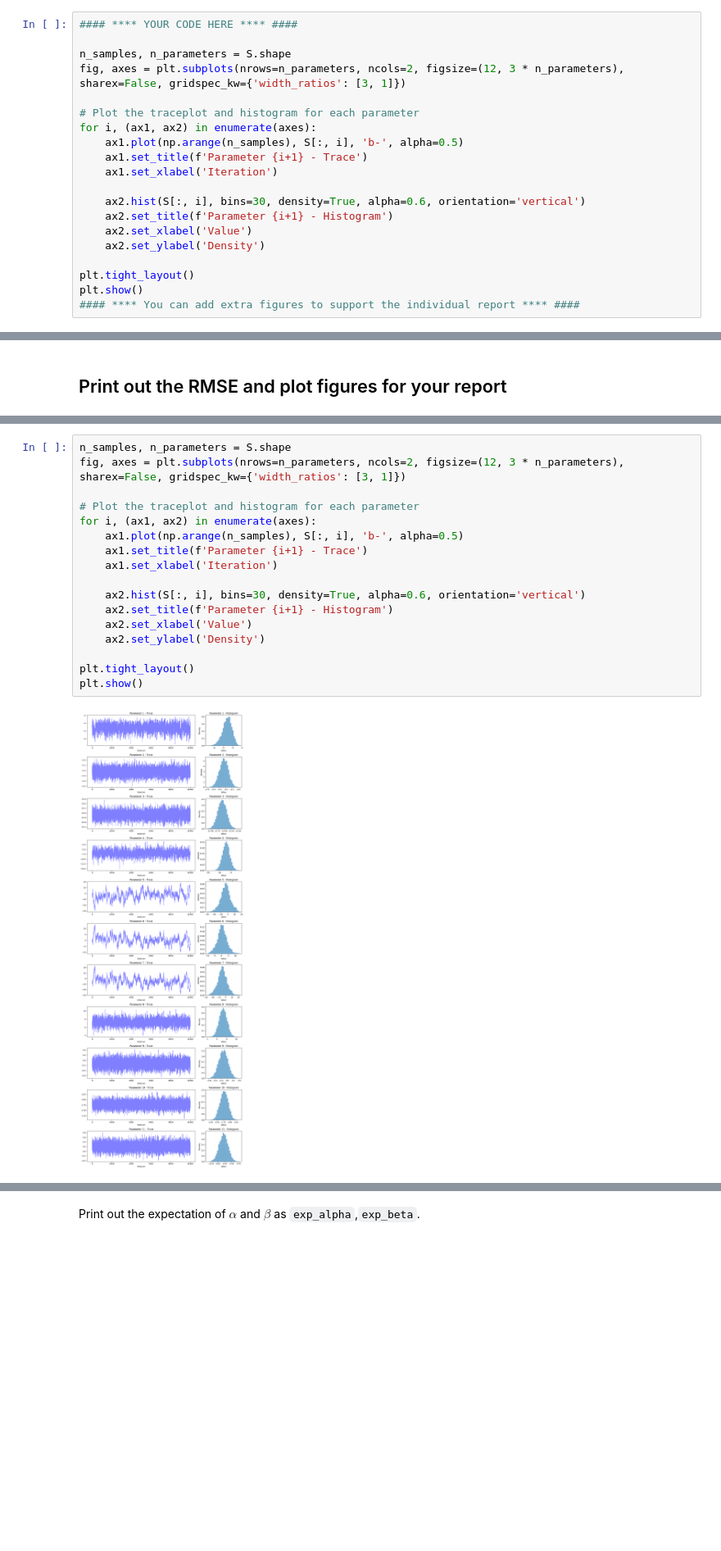
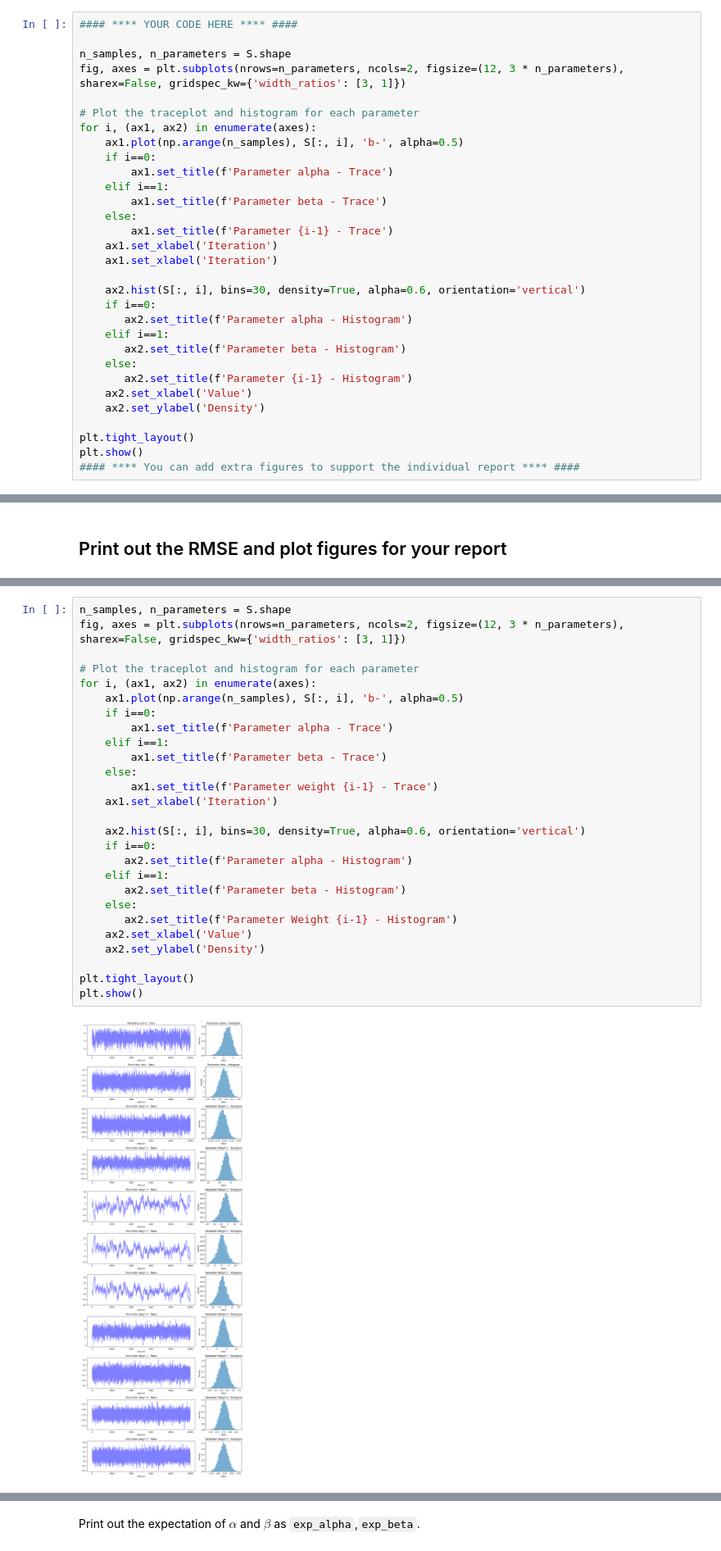
Before and after one commit to rwitobaansheikh/Bayesian_Final_project, a Jupyter notebook: CM50268 BML Final Project 2024/CM50268 BML_Final_Project.ipynb, the cells around one changed output, grey strips where cells are left out. Shown at 82% size. Cells and saved outputs as stored; diff of their text form; blank space fills up the shorter version.

```diff
--- a/CM50268 BML Final Project 2024/CM50268 BML_Final_Project.ipynb
+++ b/CM50268 BML Final Project 2024/CM50268 BML_Final_Project.ipynb
@@ -373,11 +398,22 @@ fig, axes = plt.subplots(nrows=n_parameters, ncols=2, figsize=(12, 3 * n_paramet
 # Plot the traceplot and histogram for each parameter
 for i, (ax1, ax2) in enumerate(axes):
     ax1.plot(np.arange(n_samples), S[:, i], 'b-', alpha=0.5)
-    ax1.set_title(f'Parameter {i+1} - Trace')
+    if i==0:
+        ax1.set_title(f'Parameter alpha - Trace')
+    elif i==1:
+        ax1.set_title(f'Parameter beta - Trace')
+    else:
+        ax1.set_title(f'Parameter {i-1} - Trace')
+    ax1.set_xlabel('Iteration')
     ax1.set_xlabel('Iteration')
 
     ax2.hist(S[:, i], bins=30, density=True, alpha=0.6, orientation='vertical')
-    ax2.set_title(f'Parameter {i+1} - Histogram')
+    if i==0:
+       ax2.set_title(f'Parameter alpha - Histogram')
+    elif i==1:
+       ax2.set_title(f'Parameter beta - Histogram')
+    else:
+       ax2.set_title(f'Parameter {i-1} - Histogram')
     ax2.set_xlabel('Value')
     ax2.set_ylabel('Density')
 
@@ -490,22 +523,32 @@ RMSE test: 3.0945231750279665
 # %%
 n_samples, n_parameters = S.shape
 fig, axes = plt.subplots(nrows=n_parameters, ncols=2, figsize=(12, 3 * n_parameters), sharex=False, gridspec_kw={'width_ratios': [3, 1]})
 
 # Plot the traceplot and histogram for each parameter
 for i, (ax1, ax2) in enumerate(axes):
     ax1.plot(np.arange(n_samples), S[:, i], 'b-', alpha=0.5)
-    ax1.set_title(f'Parameter {i+1} - Trace')
+    if i==0:
+        ax1.set_title(f'Parameter alpha - Trace')
+    elif i==1:
+        ax1.set_title(f'Parameter beta - Trace')
+    else:
+        ax1.set_title(f'Parameter weight {i-1} - Trace')
     ax1.set_xlabel('Iteration')
 
     ax2.hist(S[:, i], bins=30, density=True, alpha=0.6, orientation='vertical')
-    ax2.set_title(f'Parameter {i+1} - Histogram')
+    if i==0:
+       ax2.set_title(f'Parameter alpha - Histogram')
+    elif i==1:
+       ax2.set_title(f'Parameter beta - Histogram')
+    else:
+       ax2.set_title(f'Parameter Weight {i-1} - Histogram')
     ax2.set_xlabel('Value')
     ax2.set_ylabel('Density')
 
 plt.tight_layout()
 plt.show()
 # %% [output]
-[figure, old version]
+[figure, new version]
 # %% [markdown]
 # Task 5: Apply HMC as a Classifier (Section 4.5 in the specification doc)
 
```
Also changed, not shown: parts of 10 cells of this notebook.
